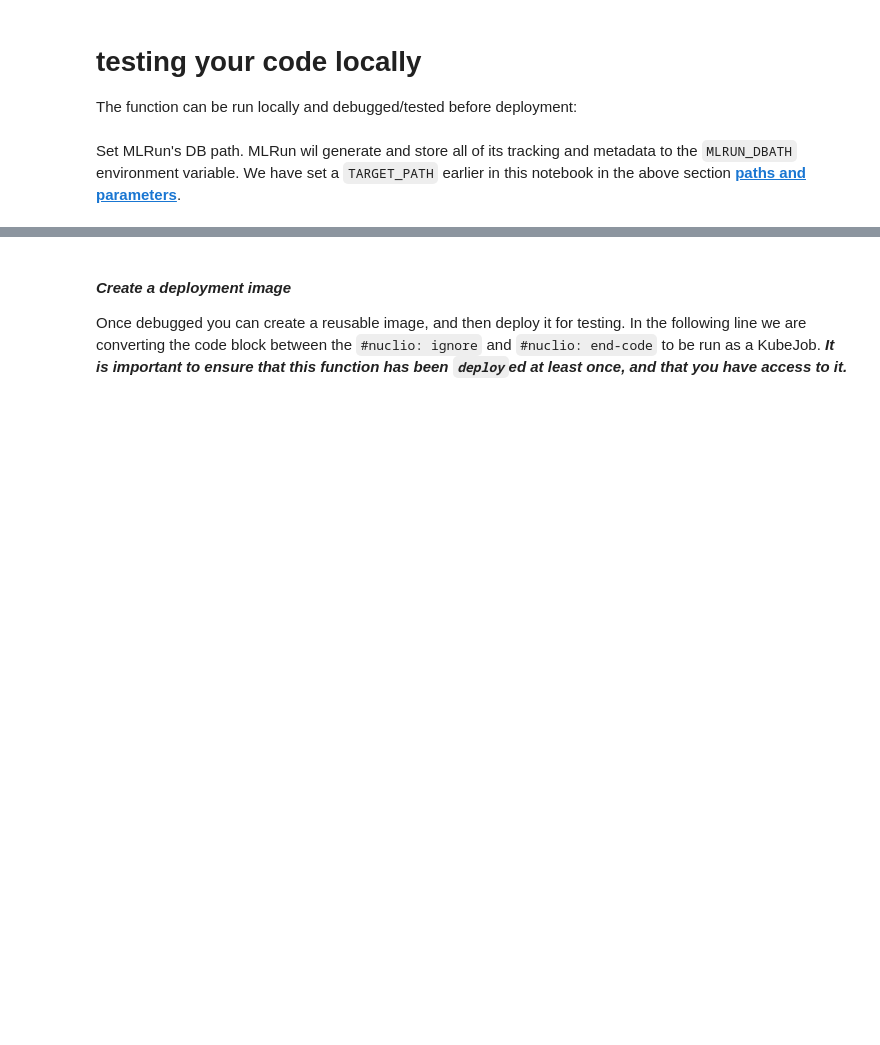
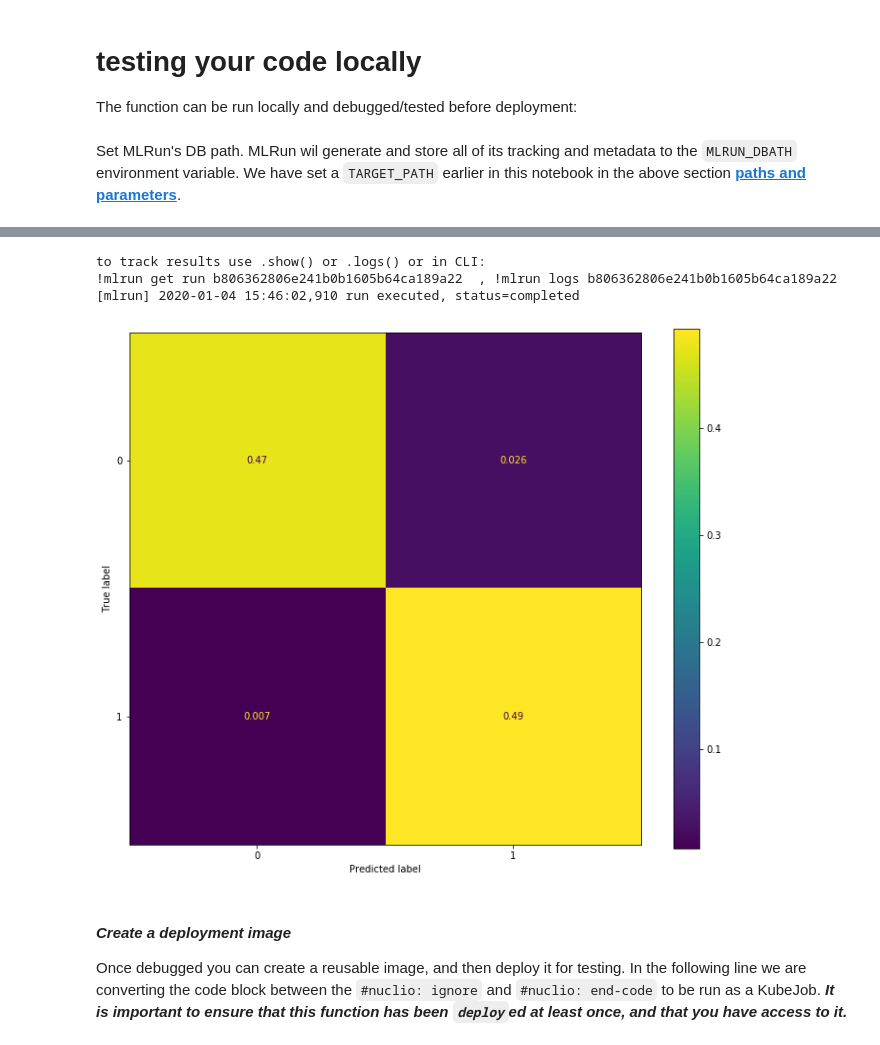
Before and after one commit to hayesgb/demos, a Jupyter notebook: tf-keras/kubeflow-pipeline.ipynb, the cells around one changed output, grey strips where cells are left out. Cells and saved outputs as stored; diff of their text form; code cells hidden in the pictures; blank space fills up the shorter version.

```diff
--- a/tf-keras/kubeflow-pipeline.ipynb
+++ b/tf-keras/kubeflow-pipeline.ipynb
@@ -358,0 +441,10 @@ to track results use .show() or .logs() or in CLI:
+# %%
+plot_history = workflow.run(
+    name='confusion matrix',
+    handler=plot_confusion_matrix,
+    inputs={'test_data': train_run.outputs['test_data']},
+    params={'labels': [0, 1],
+            'target_path': TARGET_PATH,
+            'key': 'confusion_matrix'}
+)
+# %% [output]
@@ -359,3 +452,7 @@ to track results use .show() or .logs() or in CLI:
+to track results use .show() or .logs() or in CLI:
+!mlrun get run b806362806e241b0b1605b64ca189a22  , !mlrun logs b806362806e241b0b1605b64ca189a22
+[mlrun] 2020-01-04 15:46:02,910 run executed, status=completed
+[figure, added]
 # %% [markdown]
 <a id="image"></a>
 #### _Create a deployment image_
```
Also changed, not shown: parts of 18 cells of this notebook, 2 other files.
